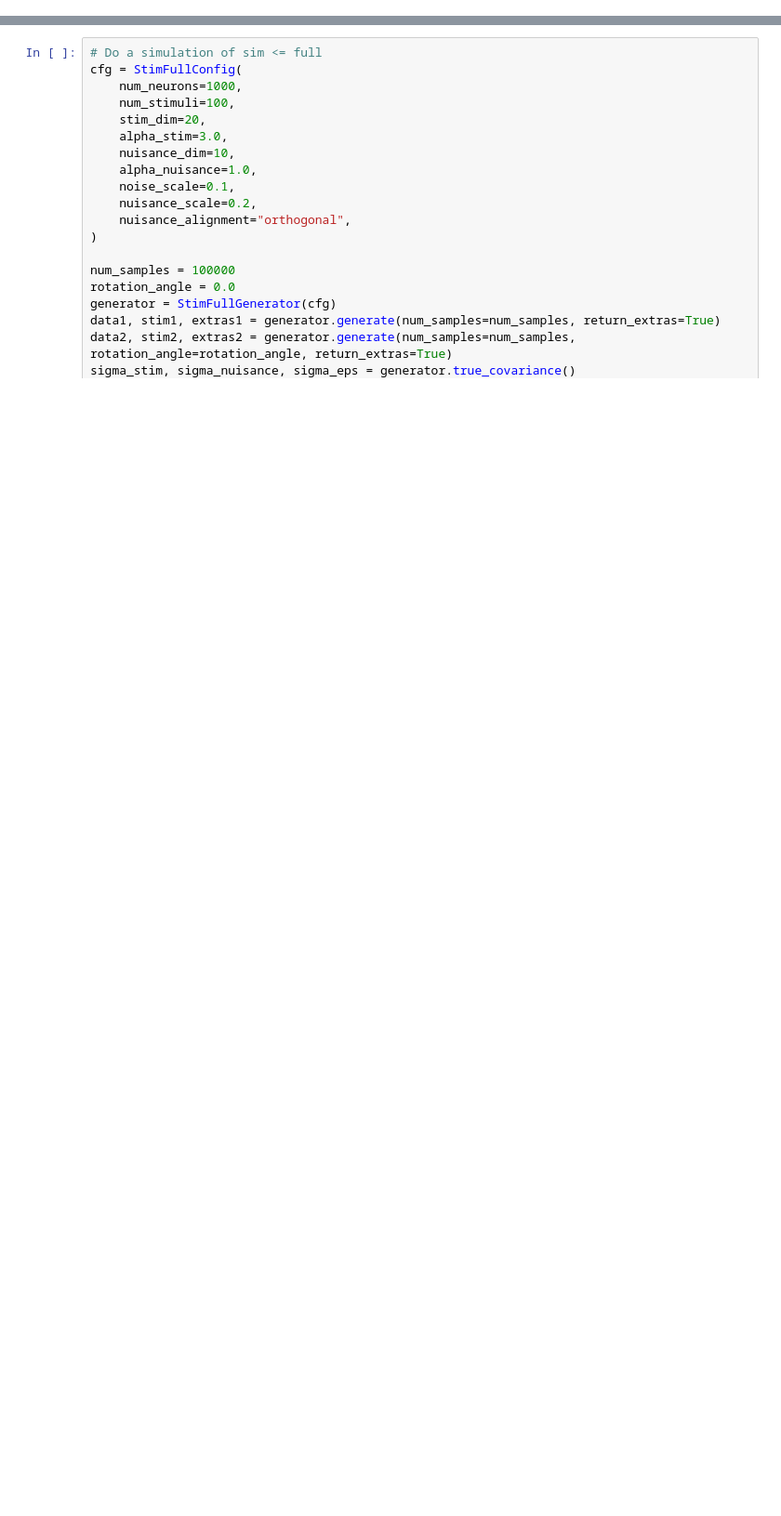
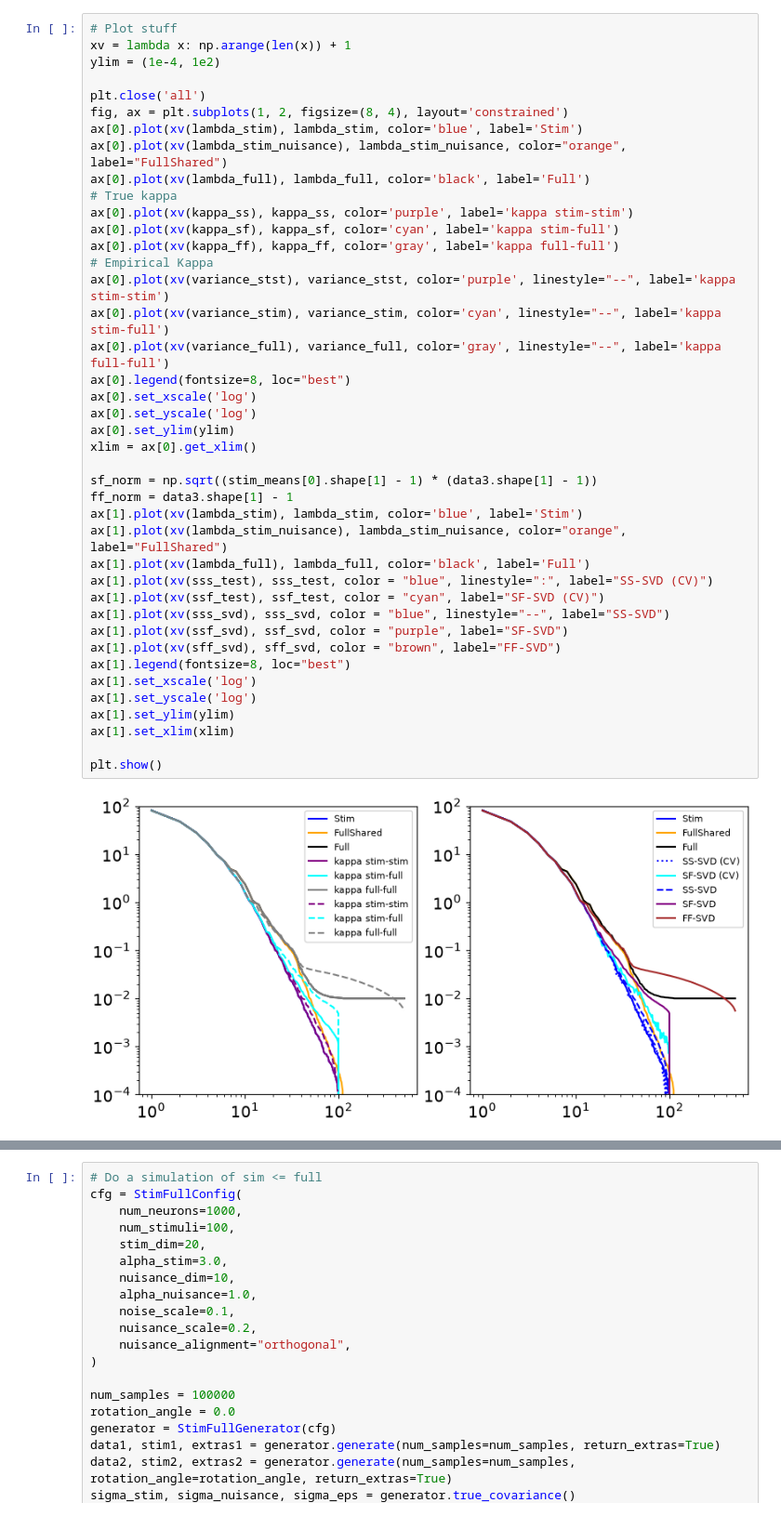
Before and after one commit to landoskape/vrAnalysis, a Jupyter notebook: dimensionality_manuscript/explore_dimensionality.ipynb, the cells around one changed output, grey strips where cells are left out. Shown at 93% size. Drawn from its saved outputs; the diff is of its cells as text; blank space fills up the shorter version.

```diff
--- a/dimensionality_manuscript/explore_dimensionality.ipynb
+++ b/dimensionality_manuscript/explore_dimensionality.ipynb
@@ -43,3 +289,46 @@ Using device: cuda
+# %%
+# Plot stuff
+xv = lambda x: np.arange(len(x)) + 1
+ylim = (1e-4, 1e2)
+
+plt.close('all')
+fig, ax = plt.subplots(1, 2, figsize=(8, 4), layout='constrained')
+ax[0].plot(xv(lambda_stim), lambda_stim, color='blue', label='Stim')
+ax[0].plot(xv(lambda_stim_nuisance), lambda_stim_nuisance, color="orange", label="FullShared")
+ax[0].plot(xv(lambda_full), lambda_full, color='black', label='Full')
+# True kappa
+ax[0].plot(xv(kappa_ss), kappa_ss, color='purple', label='kappa stim-stim')
+ax[0].plot(xv(kappa_sf), kappa_sf, color='cyan', label='kappa stim-full')
+ax[0].plot(xv(kappa_ff), kappa_ff, color='gray', label='kappa full-full')
+# Empirical Kappa
+ax[0].plot(xv(variance_stst), variance_stst, color='purple', linestyle="--", label='kappa stim-stim')
+ax[0].plot(xv(variance_stim), variance_stim, color='cyan', linestyle="--", label='kappa stim-full')
+ax[0].plot(xv(variance_full), variance_full, color='gray', linestyle="--", label='kappa full-full')
+ax[0].legend(fontsize=8, loc="best")
+ax[0].set_xscale('log')
+ax[0].set_yscale('log')
+ax[0].set_ylim(ylim)
+xlim = ax[0].get_xlim()
+
+sf_norm = np.sqrt((stim_means[0].shape[1] - 1) * (data3.shape[1] - 1))
+ff_norm = data3.shape[1] - 1
+ax[1].plot(xv(lambda_stim), lambda_stim, color='blue', label='Stim')
+ax[1].plot(xv(lambda_stim_nuisance), lambda_stim_nuisance, color="orange", label="FullShared")
+ax[1].plot(xv(lambda_full), lambda_full, color='black', label='Full')
+ax[1].plot(xv(sss_test), sss_test, color = "blue", linestyle=":", label="SS-SVD (CV)")
+ax[1].plot(xv(ssf_test), ssf_test, color = "cyan", label="SF-SVD (CV)")
+ax[1].plot(xv(sss_svd), sss_svd, color = "blue", linestyle="--", label="SS-SVD")
+ax[1].plot(xv(ssf_svd), ssf_svd, color = "purple", label="SF-SVD")
+ax[1].plot(xv(sff_svd), sff_svd, color = "brown", label="FF-SVD")
+ax[1].legend(fontsize=8, loc="best")
+ax[1].set_xscale('log')
+ax[1].set_yscale('log')
+ax[1].set_ylim(ylim)
+ax[1].set_xlim(xlim)
+
+plt.show()
+# %% [output]
+[figure, added]
 # %%
 from sklearn.decomposition import FactorAnalysis
 
```
Also changed, not shown: parts of 10 cells of this notebook, 3 other files.
